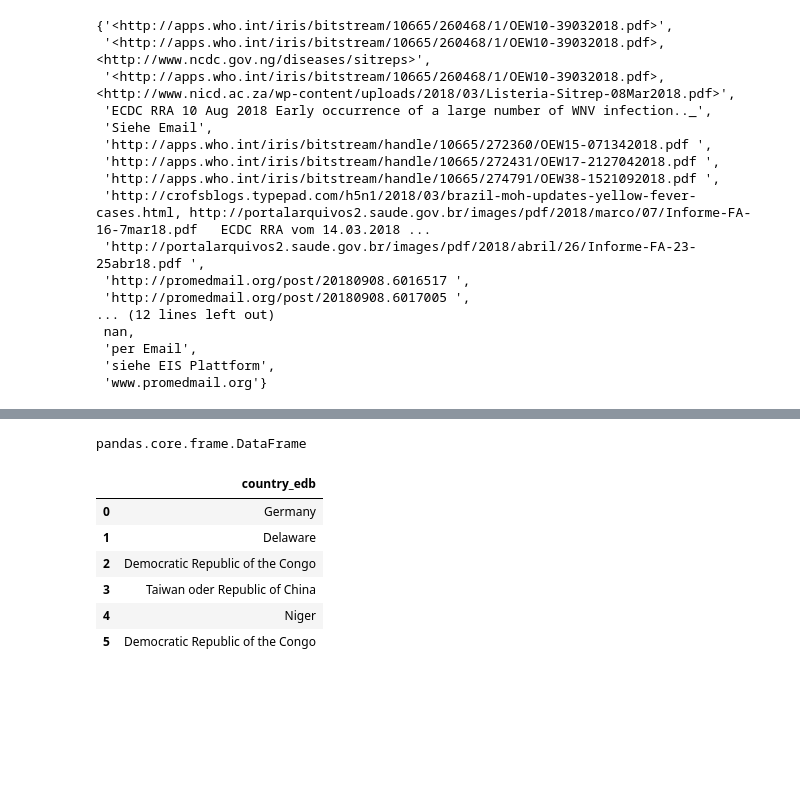
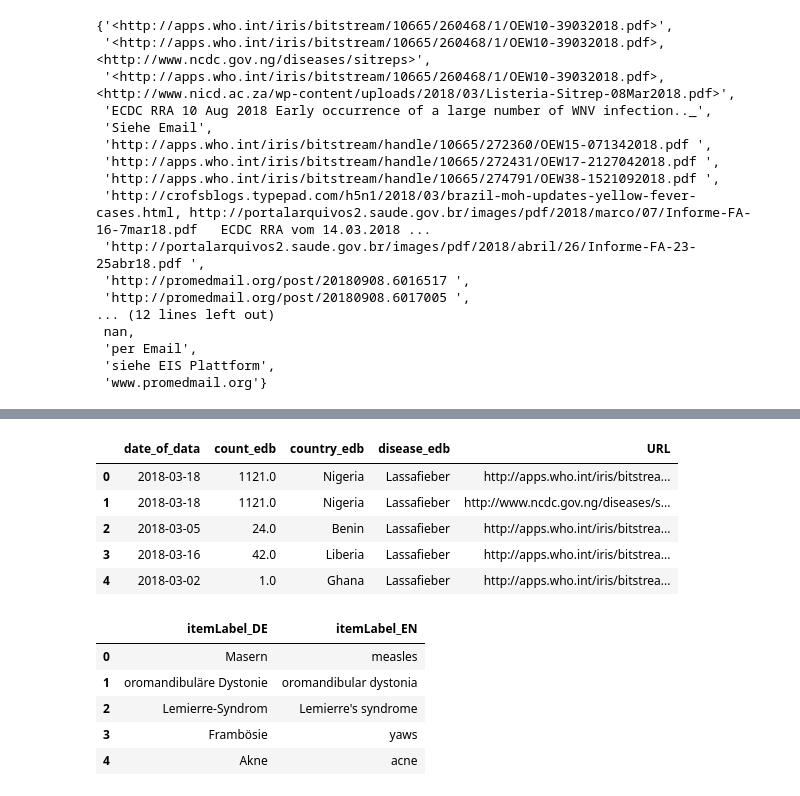
Before and after one commit to aauss/EventEpi, a Jupyter notebook: statistics.ipynb, the cells around one changed output, grey strips where cells are left out. Cells and saved outputs as stored; diff of their text form; code cells hidden in the pictures; blank space fills up the shorter version.

Commit message:
Include the latest pipelin output

```diff
--- a/statistics.ipynb
+++ b/statistics.ipynb
@@ -176,14 +138,0 @@ a = pd.DataFrame({'country_edb': ["Italien",
-# %%
-type(a)
-# %% [output]
-pandas.core.frame.DataFrame
-# %%
-countries.translate(df, wikipedia_country_df)
-# %% [output]
-|  | country_edb |
-| 0 | Germany |
-| 1 | Delaware |
-| 2 | Democratic Republic of the Congo |
-| 3 | Taiwan oder Republic of China |
-| 4 | Niger |
-| 5 | Democratic Republic of the Congo |
@@ -191,0 +139,18 @@ from epitat
+# %%
+CleanEventDB().data_output().head()
+# %% [output]
+|  | date_of_data | count_edb | country_edb | disease_edb | URL |
+| 0 | 2018-03-18 | 1121.0 | Nigeria | Lassafieber | http://apps.who.int/iris/bitstrea... |
+| 1 | 2018-03-18 | 1121.0 | Nigeria | Lassafieber | http://www.ncdc.gov.ng/diseases/s... |
+| 2 | 2018-03-05 | 24.0 | Benin | Lassafieber | http://apps.who.int/iris/bitstrea... |
+| 3 | 2018-03-16 | 42.0 | Liberia | Lassafieber | http://apps.who.int/iris/bitstrea... |
+| 4 | 2018-03-02 | 1.0 | Ghana | Lassafieber | http://apps.who.int/iris/bitstrea... |
+# %%
+RequestDiseaseNamesFromWikiData().data_output().head()
+# %% [output]
+|  | itemLabel_DE | itemLabel_EN |
+| 0 | Masern | measles |
+| 1 | oromandibuläre Dystonie | oromandibular dystonia |
+| 2 | Lemierre-Syndrom | Lemierre's syndrome |
+| 3 | Frambösie | yaws |
+| 4 | Akne | acne |
```
Also changed, not shown: parts of 25 cells of this notebook.
